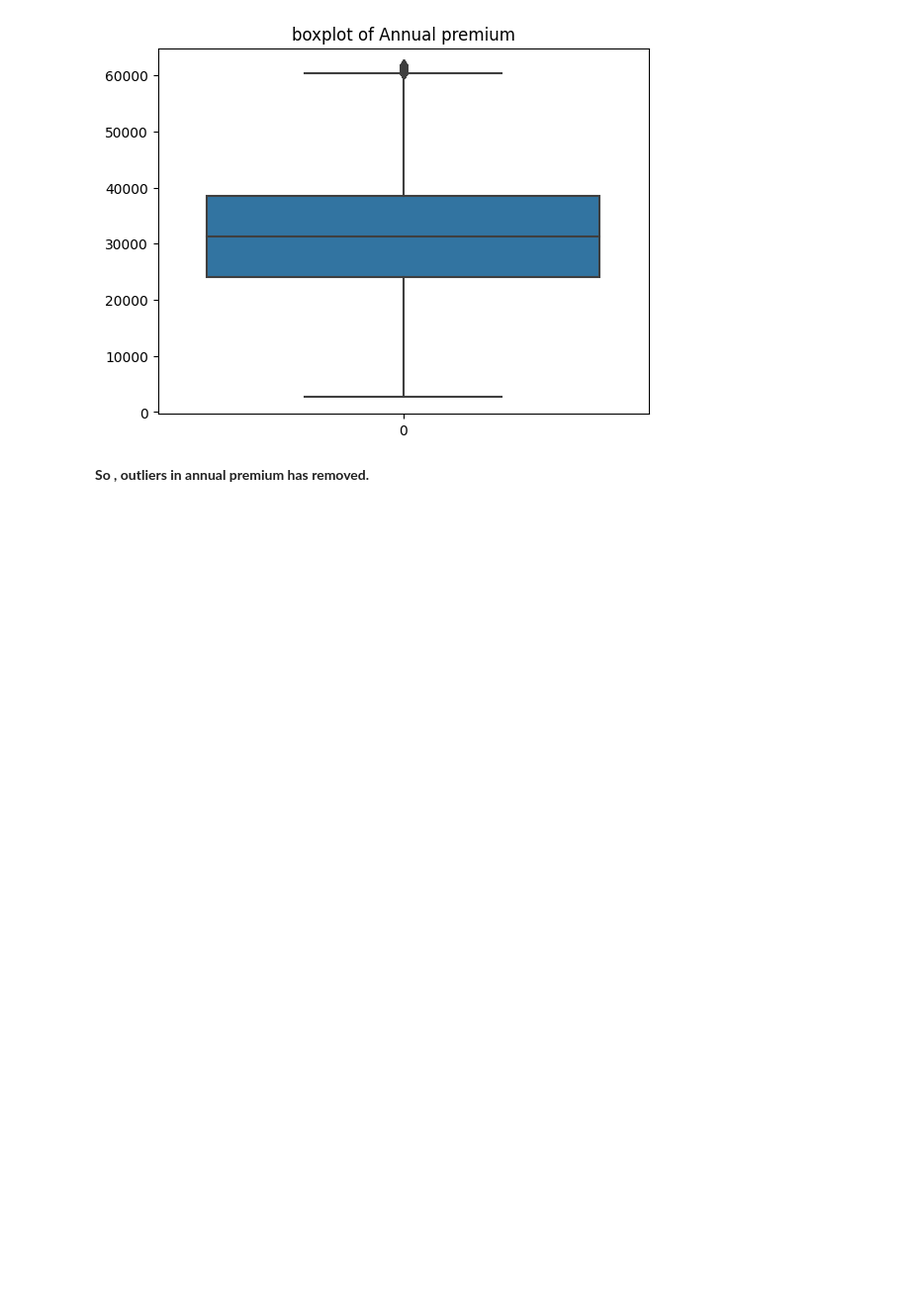
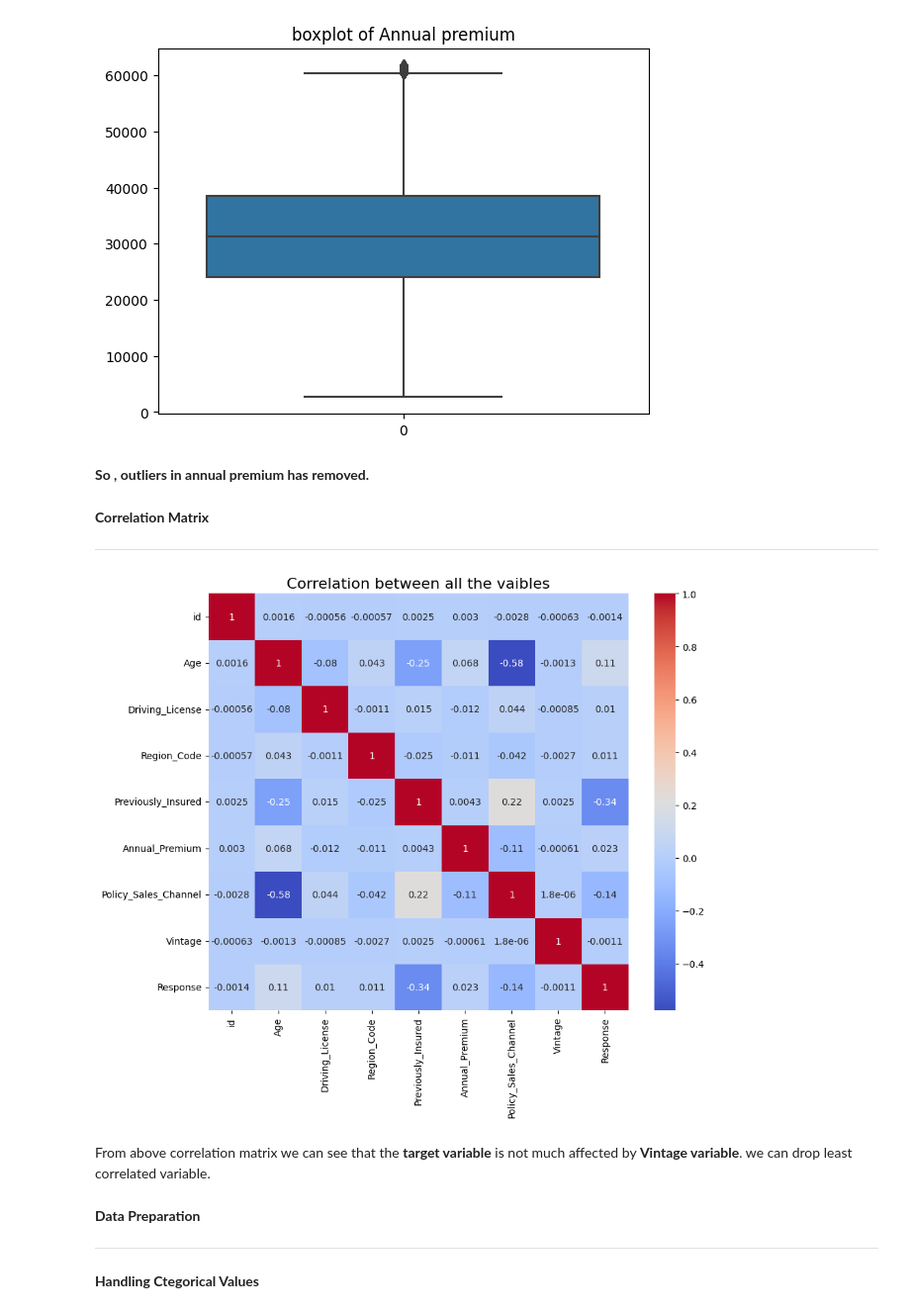
Before and after one commit to kanakpriyatiwari/HEALTH-INSURANCE-CROSS-SELL-PREDICTION, a Jupyter notebook: Copy_of_HEALTH_INSURANCE_CROSS_SELL_PREDICTION.ipynb, the cells around one changed output. Shown at 99% size. Drawn from its saved outputs; the diff is of its cells as text; code cells hidden in the pictures; blank space fills up the shorter version.

```diff
--- a/Copy_of_HEALTH_INSURANCE_CROSS_SELL_PREDICTION.ipynb
+++ b/Copy_of_HEALTH_INSURANCE_CROSS_SELL_PREDICTION.ipynb
@@ -376,3 +384,22 @@ plt.show()
 [figure]
 # %% [markdown]
 **So , outliers in annual premium has removed.**
+# %% [markdown]
+**Correlation Matrix**
+
+---
+# %%
+#Heatmap for co-relation in features
+plt.figure(figsize=(10, 8))
+sns.heatmap(insurance_df.corr(), annot=True, cmap='coolwarm')
+plt.title('Correlation between all the vaibles', size=16)
+plt.show()
+# %% [output]
+[figure, added]
+# %% [markdown]
+From above correlation matrix  we can see that the **target variable** is not much affected by **Vintage variable**. we can drop least correlated variable.
+# %% [markdown]
+**Data Preparation**
+
+---
+**Handling Ctegorical Values**
```
Also changed, not shown: parts of 19 cells of this notebook.
